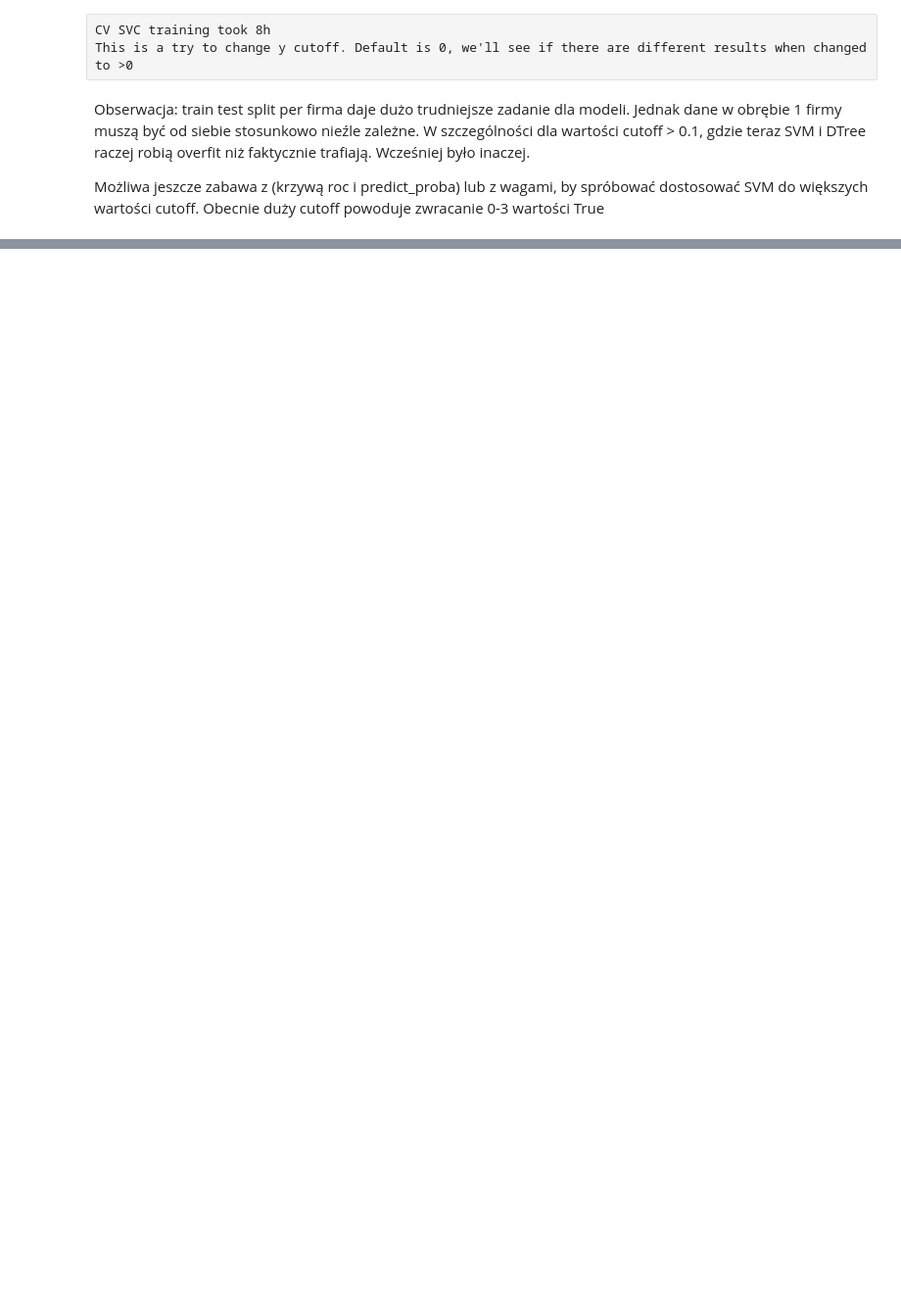
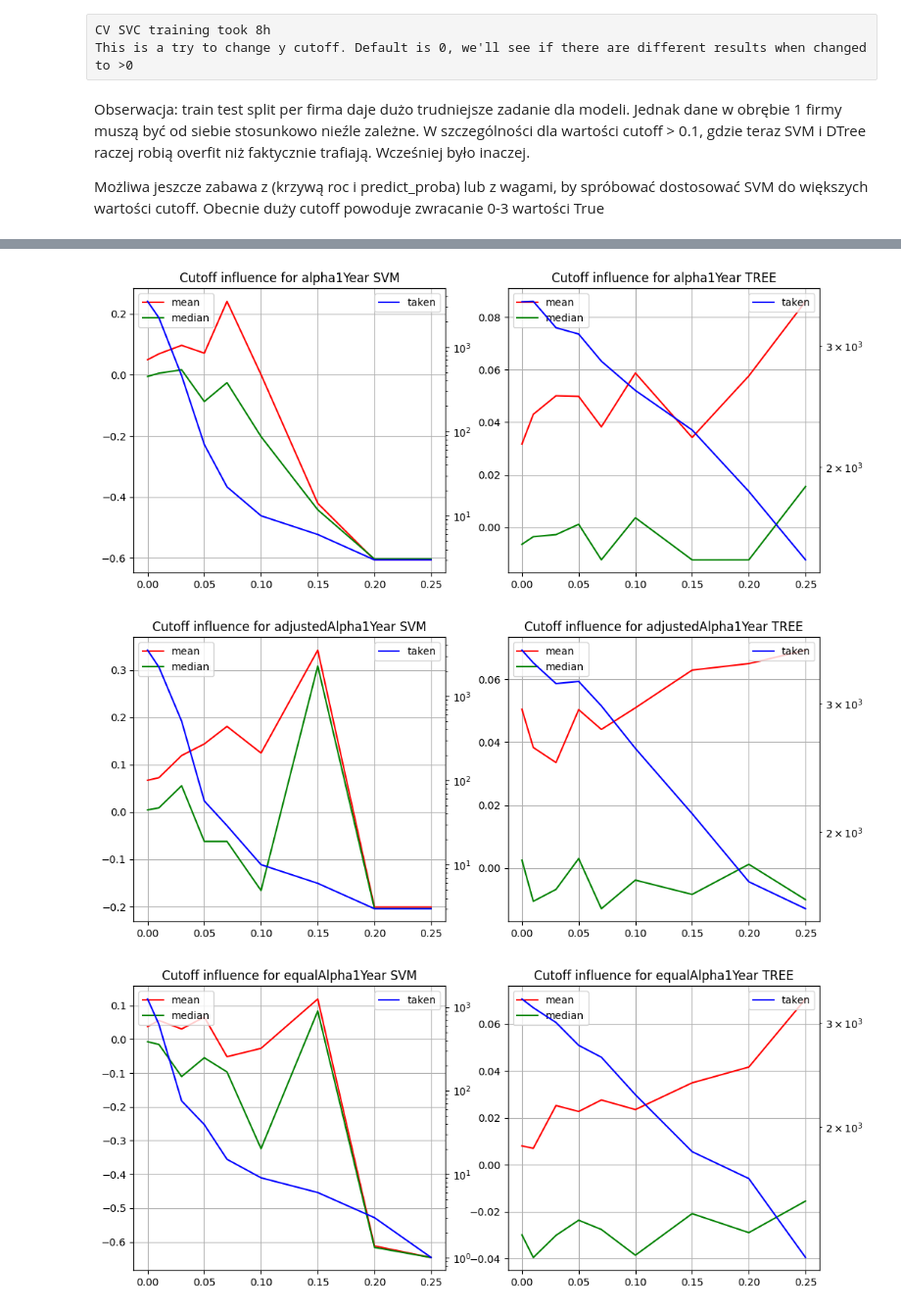
Before and after one commit to danielPaszek/masters-thesis-stocks, a Jupyter notebook: analysis/general_learning.ipynb, the cells around one changed output, grey strips where cells are left out. Shown at 98% size. Saved outputs shown, nothing was run; the diff lists cells and outputs as text; code cells hidden in the pictures; blank space fills up the shorter version.

Commit message:
learning and plotting 600 companies

```diff
--- a/analysis/general_learning.ipynb
+++ b/analysis/general_learning.ipynb
@@ -96,3 +122,44 @@ For equalAdjustedAlpha2Year, yCutoff = 0.5, model - svc mean was nan, taken used
 # Manually adjust the decision threshold
 # probs = model.predict_proba(X_test)[:, 1]
 # preds = (probs > 0.3).astype(int)  # Lower threshold from default 0.5
+resultsToPlot
+with open('./toPlot.json', 'w') as f:
+    json.dump(resultsToPlot, f, default=float)
+# %%
+x = cutoffs
+for yLabel in resultsToPlot.keys():
+    toPlot = resultsToPlot[yLabel]['svc']
+
+    fig, (ax1, ax2) = plt.subplots(ncols=2, figsize=(12, 5))
+    ax1.plot(x, [d['mean'] for d in toPlot], color='red', label='mean')
+    ax1.plot(x, [d['median'] for d in toPlot], color='green', label='median')
+
+    ax1.legend(loc='upper left')
+    ax1.grid(True)
+
+    ax1b = ax1.twinx()
+    ax1b.plot(x, [d['taken'] for d in toPlot], color='blue', label='taken')
+    ax1b.legend(loc='upper right')
+    ax1b.set_yscale('log')
+
+    plt.title(f'Cutoff influence for {yLabel} SVM')
+
+    toPlot = resultsToPlot[yLabel]['tree']
+
+    ax2.plot(x, [d['mean'] for d in toPlot], color='red', label='mean')
+    ax2.plot(x, [d['median'] for d in toPlot], color='green', label='median')
+
+    ax2.legend(loc='upper left')
+    ax2.grid(True)
+
+    ax2b = ax2.twinx()
+    ax2b.plot(x, [d['taken'] for d in toPlot], color='blue', label='taken')
+    ax2b.legend(loc='upper right')
+    ax2b.set_yscale('log')
+
+    plt.title(f'Cutoff influence for {yLabel} TREE')
+    plt.show()
+# %% [output]
+[figure, added]
+[figure, added]
+[figure, added]
```
Also changed, not shown: parts of 3 cells of this notebook, 4 other files.
